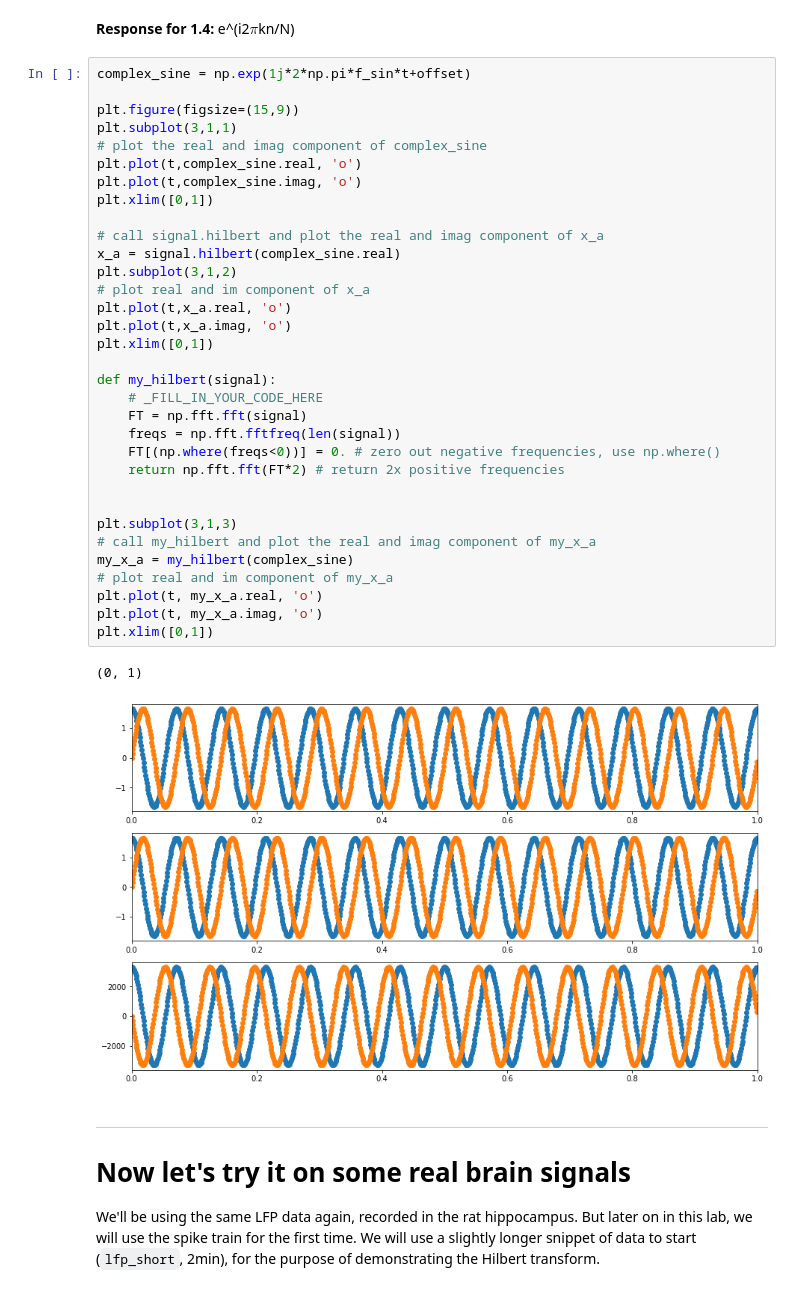
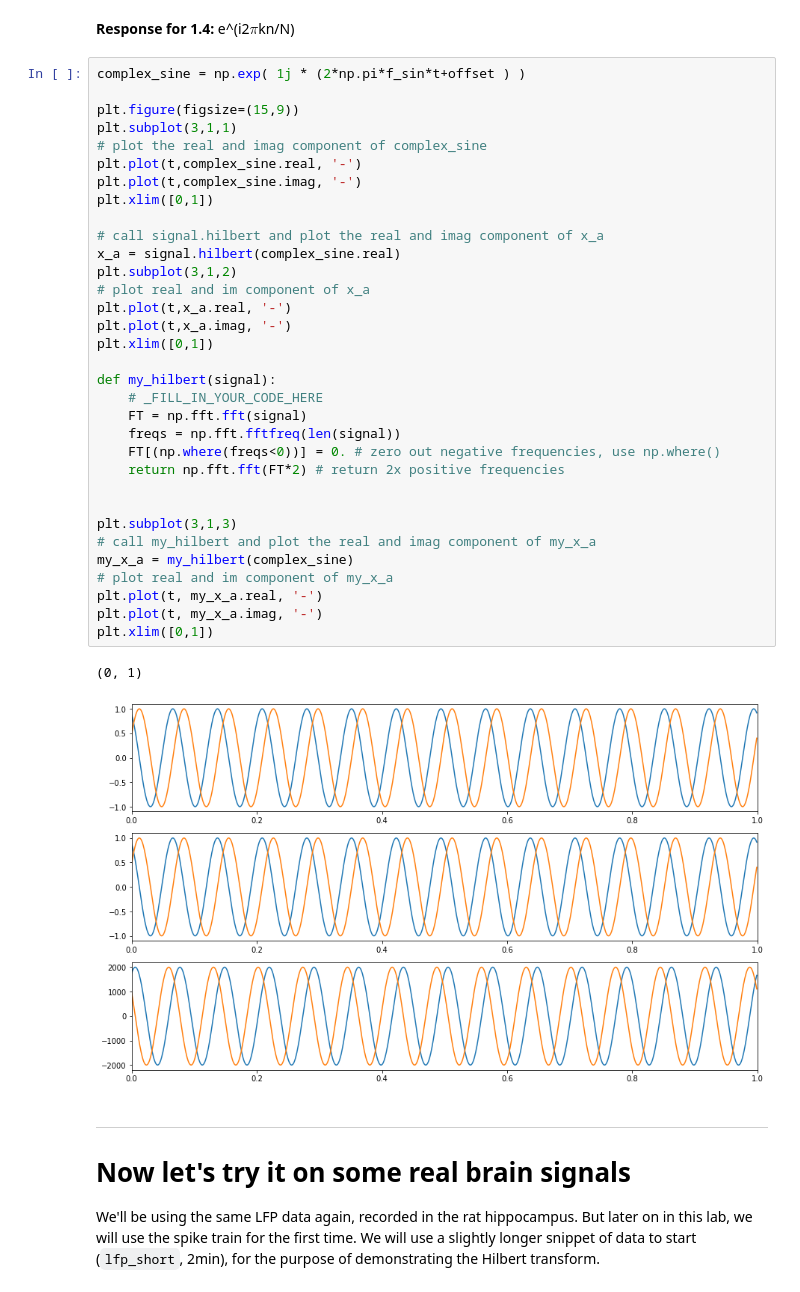
Before and after one commit to dylew898/COGS118C, a Jupyter notebook: Assignments/A4-HilbertLFPSpike.ipynb, the cells around one changed output. Cells and saved outputs as stored; diff of their text form.

```diff
--- a/Assignments/A4-HilbertLFPSpike.ipynb
+++ b/Assignments/A4-HilbertLFPSpike.ipynb
@@ -93,41 +93,41 @@ The Hilbert transform, as implemented in `scipy.signal`, takes the FFT of the si
 # %% [markdown]
 **Response for 1.4:** e^(i2$\pi$kn/N)
 # %%
-complex_sine = np.exp(1j*2*np.pi*f_sin*t+offset)
+complex_sine = np.exp( 1j * (2*np.pi*f_sin*t+offset ) )
 
 plt.figure(figsize=(15,9))
 plt.subplot(3,1,1)
 # plot the real and imag component of complex_sine
-plt.plot(t,complex_sine.real, 'o')
-plt.plot(t,complex_sine.imag, 'o')
+plt.plot(t,complex_sine.real, '-')
+plt.plot(t,complex_sine.imag, '-')
 plt.xlim([0,1])
 
 # call signal.hilbert and plot the real and imag component of x_a
 x_a = signal.hilbert(complex_sine.real)
 plt.subplot(3,1,2)
 # plot real and im component of x_a
-plt.plot(t,x_a.real, 'o')
-plt.plot(t,x_a.imag, 'o')
+plt.plot(t,x_a.real, '-')
+plt.plot(t,x_a.imag, '-')
 plt.xlim([0,1])
 
 def my_hilbert(signal):
     # _FILL_IN_YOUR_CODE_HERE
     FT = np.fft.fft(signal)
     freqs = np.fft.fftfreq(len(signal))
     FT[(np.where(freqs<0))] = 0. # zero out negative frequencies, use np.where()
     return np.fft.fft(FT*2) # return 2x positive frequencies
 
 
 plt.subplot(3,1,3)
 # call my_hilbert and plot the real and imag component of my_x_a
 my_x_a = my_hilbert(complex_sine)
 # plot real and im component of my_x_a
-plt.plot(t, my_x_a.real, 'o')
-plt.plot(t, my_x_a.imag, 'o')
+plt.plot(t, my_x_a.real, '-')
+plt.plot(t, my_x_a.imag, '-')
 plt.xlim([0,1])
 # %% [output]
 (0, 1)
-[figure, old version]
+[figure, new version]
 # %% [markdown]
 ---
 # Now let's try it on some real brain signals
```
Also changed, not shown: parts of 13 cells of this notebook.
